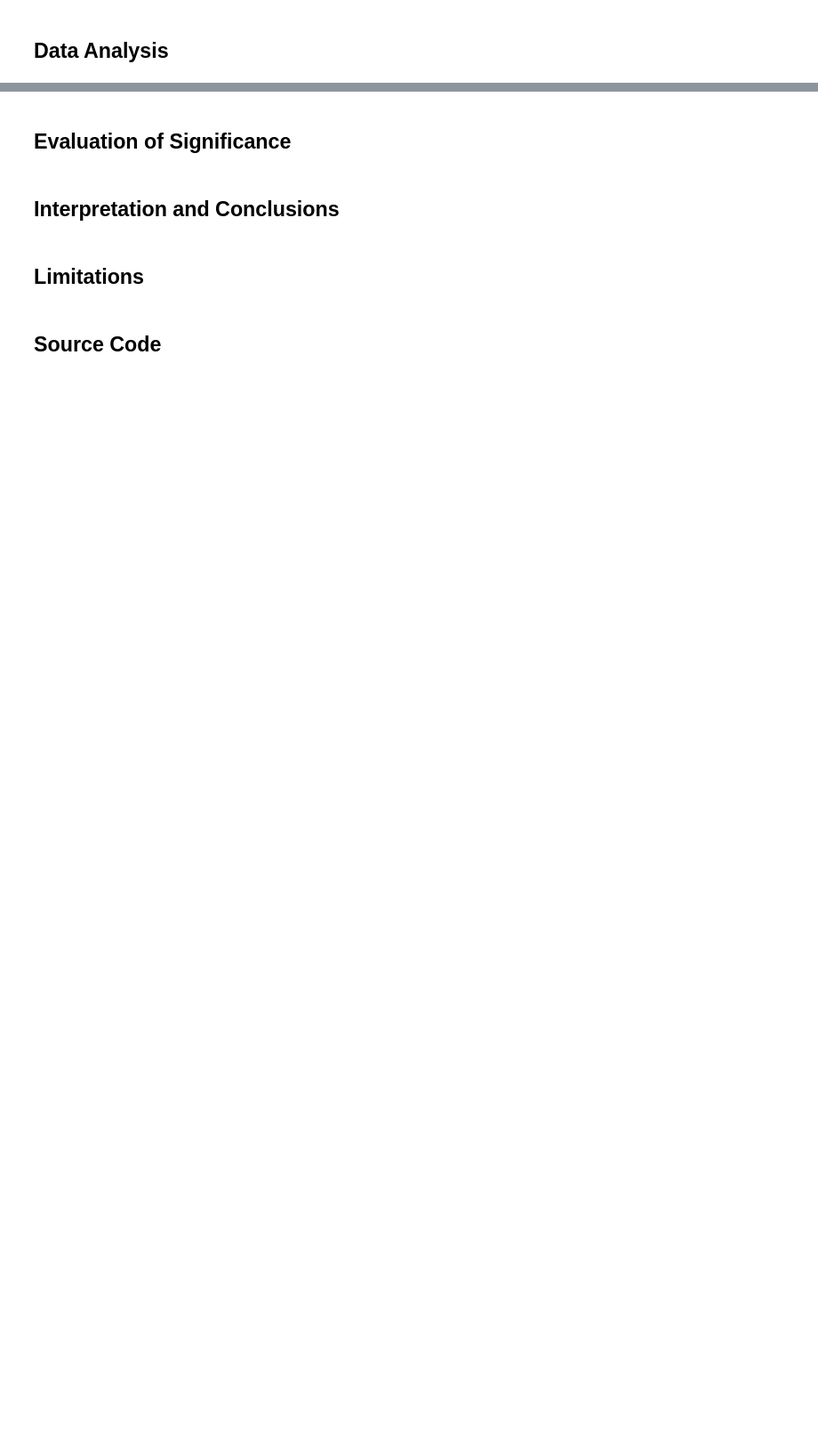
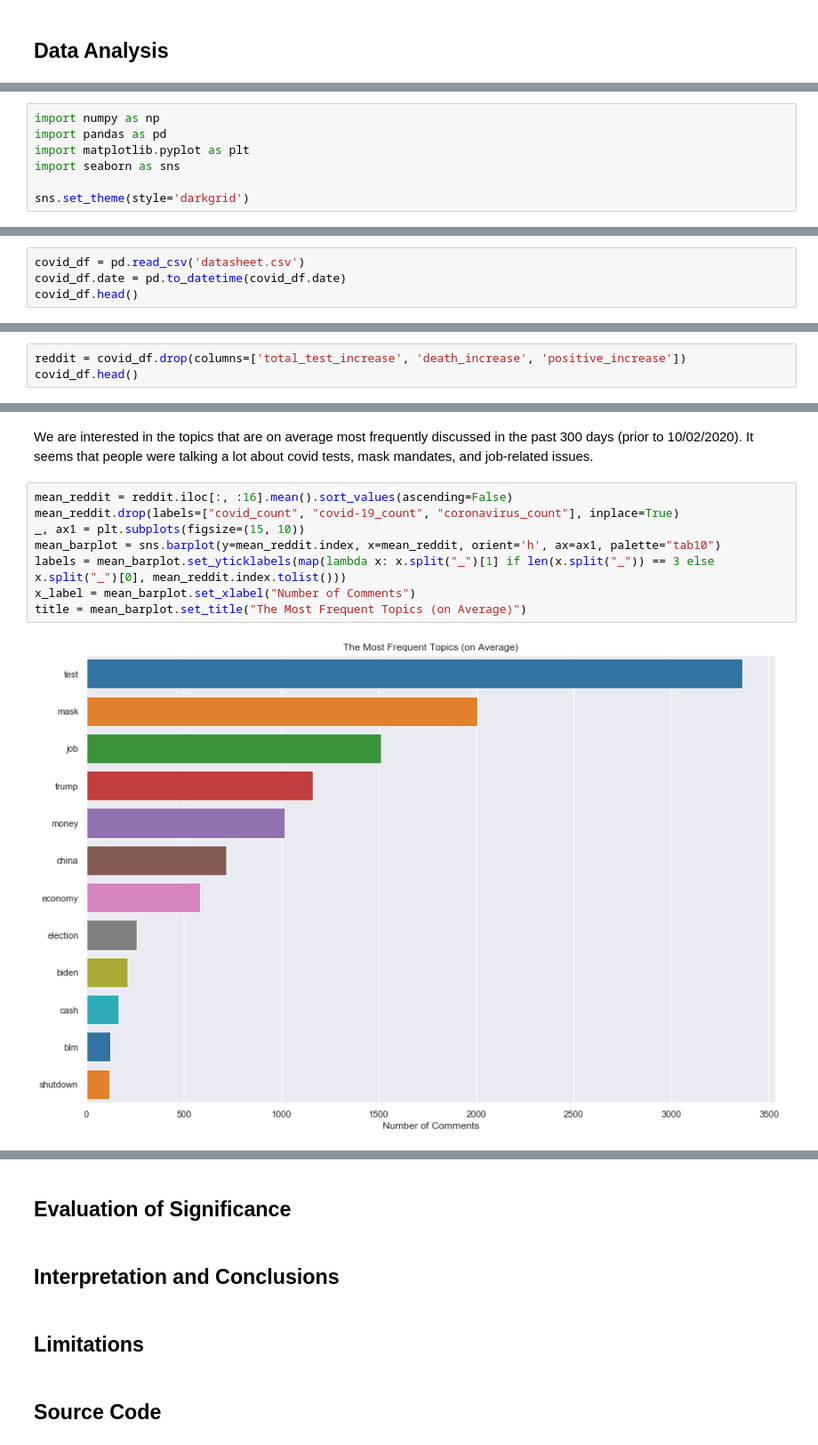
Before and after one commit to kaiyue95/INFO-2950-Final-Project, a Jupyter notebook: phase_4.ipynb, the cells around one changed output, grey strips where cells are left out. Shown at 89% size. Drawn from its saved outputs; the diff is of its cells as text; blank space fills up the shorter version.

```diff
--- a/phase_4.ipynb
+++ b/phase_4.ipynb
@@ -10,0 +46,7 @@
+# %%
+import numpy as np
+import pandas as pd
+import matplotlib.pyplot as plt
+import seaborn as sns
+
+sns.set_theme(style='darkgrid')
@@ -10,0 +55,4 @@
+# %%
+covid_df = pd.read_csv('datasheet.csv')
+covid_df.date = pd.to_datetime(covid_df.date)
+covid_df.head()
@@ -10,0 +69,3 @@
+# %%
+reddit = covid_df.drop(columns=['total_test_increase', 'death_increase', 'positive_increase'])
+covid_df.head()
@@ -10,0 +80,12 @@
+# %% [markdown]
+We are interested in the topics that are on average most frequently discussed in the past 300 days (prior to 10/02/2020). It seems that people were talking a lot about covid tests, mask mandates, and job-related issues.
+# %%
+mean_reddit = reddit.iloc[:, :16].mean().sort_values(ascending=False)
+mean_reddit.drop(labels=["covid_count", "covid-19_count", "coronavirus_count"], inplace=True)
+_, ax1 = plt.subplots(figsize=(15, 10))
+mean_barplot = sns.barplot(y=mean_reddit.index, x=mean_reddit, orient='h', ax=ax1, palette="tab10")
+labels = mean_barplot.set_yticklabels(map(lambda x: x.split("_")[1] if len(x.split("_")) == 3 else x.split("_")[0], mean_reddit.index.tolist()))
+x_label = mean_barplot.set_xlabel("Number of Comments")
+title = mean_barplot.set_title("The Most Frequent Topics (on Average)")
+# %% [output]
+[figure, added]
```
Also changed, not shown: parts of 24 cells of this notebook.
